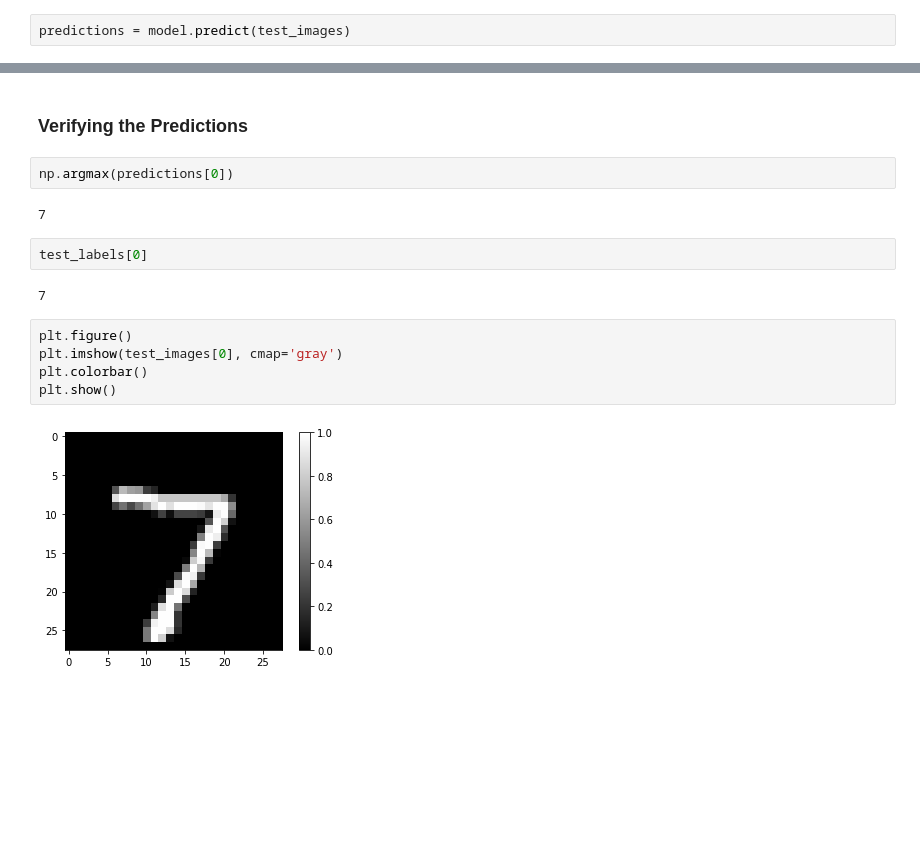
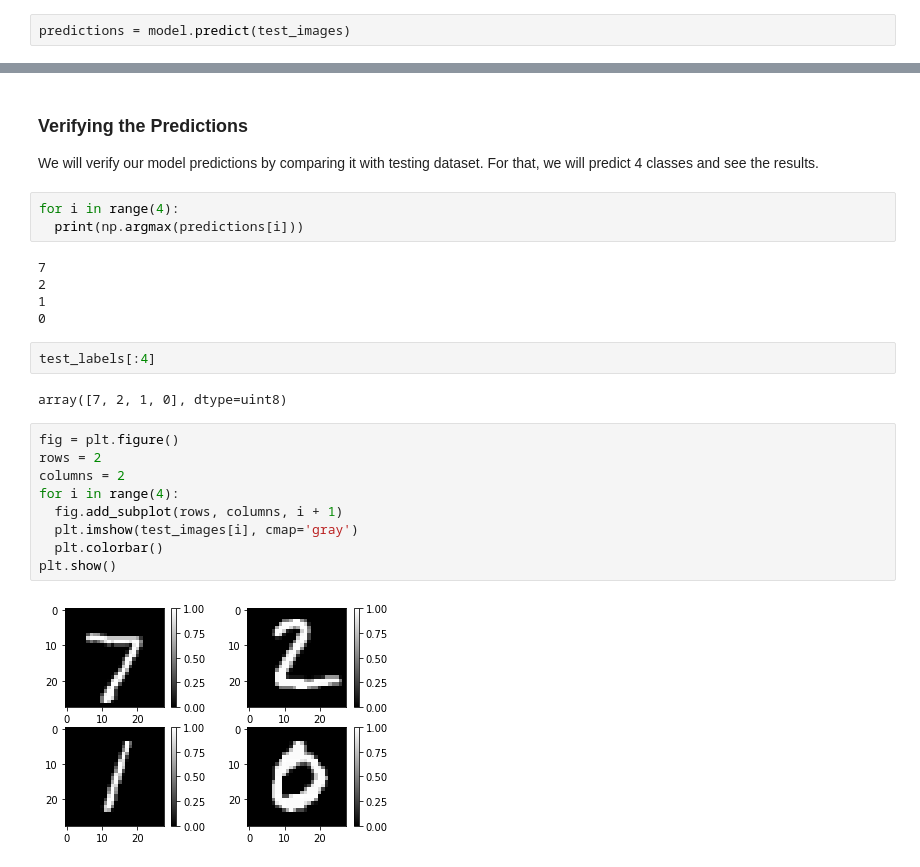
Before and after one commit to hatimkh20/mnist_handwritten, a Jupyter notebook: MNIST_Handwritten.ipynb, the cells around one changed output, grey strips where cells are left out. Saved outputs shown, nothing was run; the diff lists cells and outputs as text; blank space fills up the shorter version.

```diff
--- a/MNIST_Handwritten.ipynb
+++ b/MNIST_Handwritten.ipynb
@@ -149,17 +155,27 @@ array([2.6046887e-09, 4.3066006e-10, 7.6371755e-08, 1.7614228e-05,
-# %% [markdown]
-### Verifying the Predictions
-# %%
-np.argmax(predictions[0])
-# %% [output]
-7
+# %% [markdown]
+### Verifying the Predictions
+
+We will verify our model predictions by comparing it with testing dataset. For that, we will predict 4 classes and see the results.
+# %%
+for i in range(4):
+  print(np.argmax(predictions[i]))
+# %% [output]
+7
+2
+1
+0
 # %%
-test_labels[0]
+test_labels[:4]
 # %% [output]
-7
+array([7, 2, 1, 0], dtype=uint8)
 # %%
-plt.figure()
-plt.imshow(test_images[0], cmap='gray')
-plt.colorbar()
+fig = plt.figure()
+rows = 2
+columns = 2
+for i in range(4):
+  fig.add_subplot(rows, columns, i + 1)
+  plt.imshow(test_images[i], cmap='gray')
+  plt.colorbar()
 plt.show()
 # %% [output]
-[figure, old version]
+[figure, new version]
```
Also changed, not shown: parts of 8 cells of this notebook.
